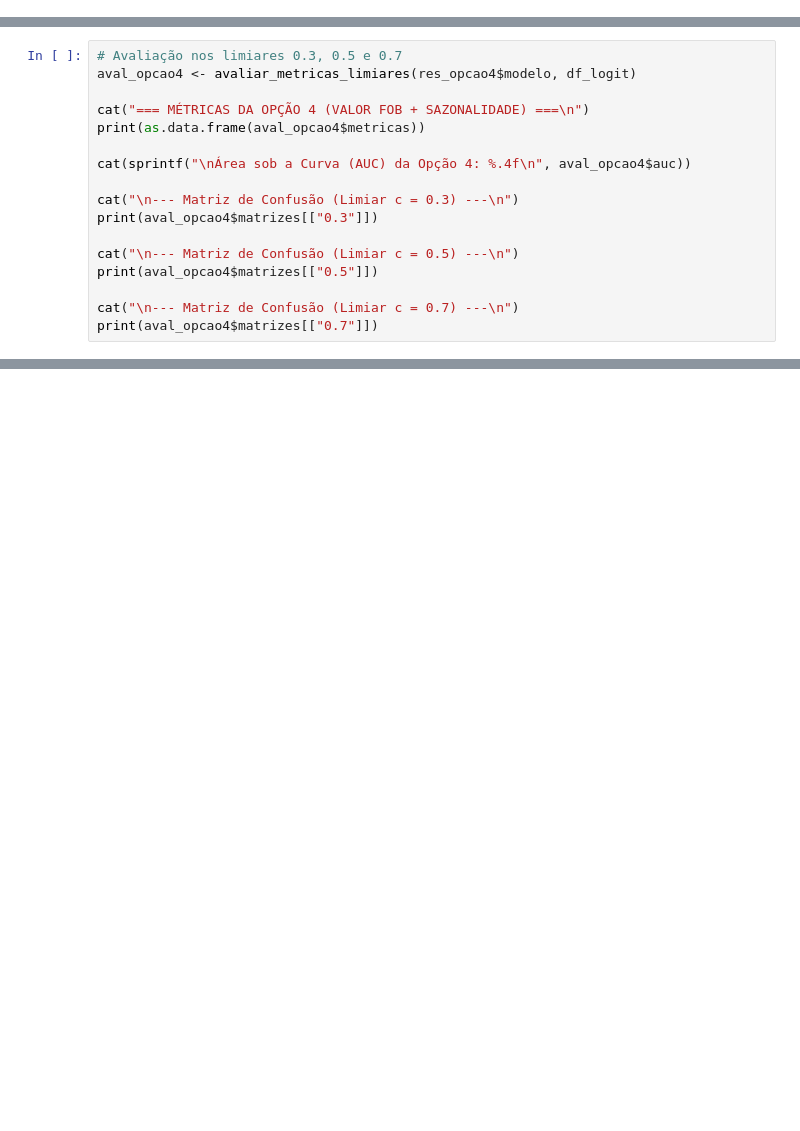
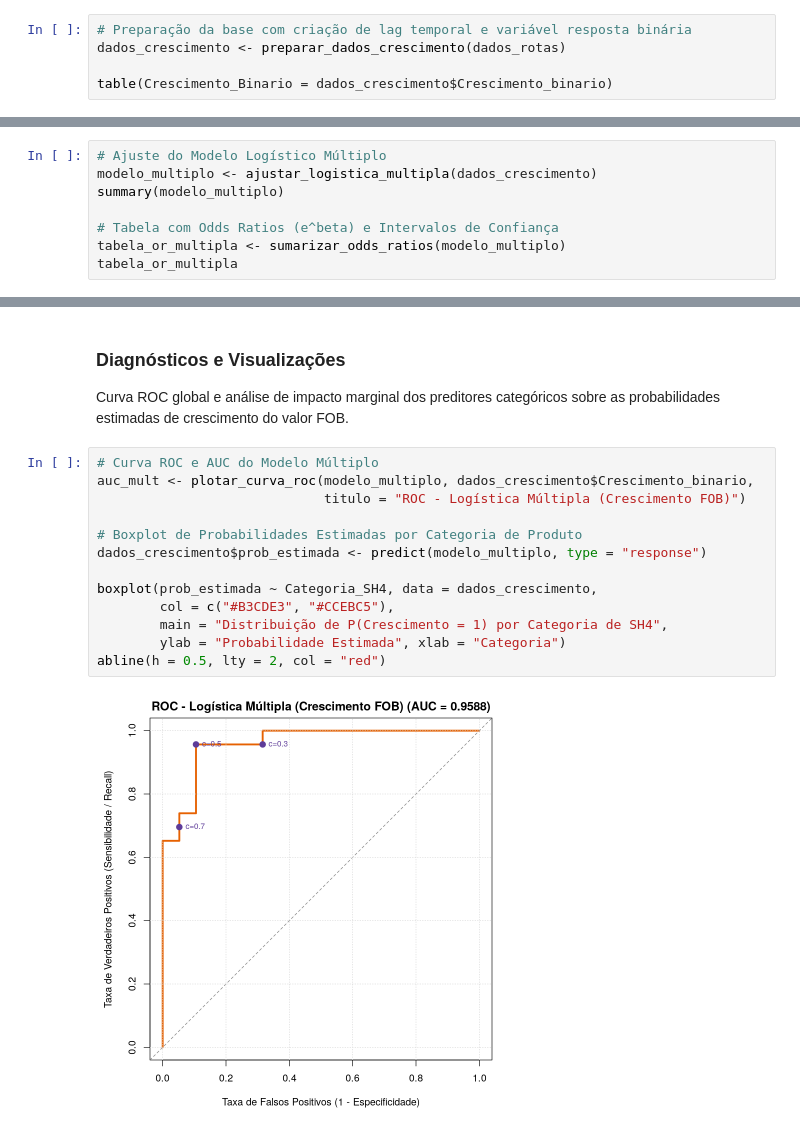
Before and after one commit to flaalevia15-gif/comex-aprendizado-estatistico_R, a Jupyter notebook: notebooks/05_regressao_logistica.ipynb, the cells around one changed output, grey strips where cells are left out. Cells and saved outputs as stored; diff of their text form; blank space fills up the shorter version.

```diff
--- a/notebooks/05_regressao_logistica.ipynb
+++ b/notebooks/05_regressao_logistica.ipynb
@@ -172,0 +172,5 @@ $$\ln\left(\frac{P(Y = 1)}{1 - P(Y = 1)}\right) = \beta_0 + \beta_1 \cdot \text{
+# %%
+# Preparação da base com criação de lag temporal e variável resposta binária
+dados_crescimento <- preparar_dados_crescimento(dados_rotas)
+
+table(Crescimento_Binario = dados_crescimento$Crescimento_binario)
@@ -206,18 +198,9 @@ mes_fatorSetembro  -0.24103010 0.55520775 -0.43412596 6.641970e-01
 # %%
-# Avaliação nos limiares 0.3, 0.5 e 0.7
-aval_opcao4 <- avaliar_metricas_limiares(res_opcao4$modelo, df_logit)
+# Ajuste do Modelo Logístico Múltiplo
+modelo_multiplo <- ajustar_logistica_multipla(dados_crescimento)
+summary(modelo_multiplo)
 
-cat("=== MÉTRICAS DA OPÇÃO 4 (VALOR FOB + SAZONALIDADE) ===\n")
-print(as.data.frame(aval_opcao4$metricas))
-
-cat(sprintf("\nÁrea sob a Curva (AUC) da Opção 4: %.4f\n", aval_opcao4$auc))
-
-cat("\n--- Matriz de Confusão (Limiar c = 0.3) ---\n")
-print(aval_opcao4$matrizes[["0.3"]])
-
-cat("\n--- Matriz de Confusão (Limiar c = 0.5) ---\n")
-print(aval_opcao4$matrizes[["0.5"]])
-
-cat("\n--- Matriz de Confusão (Limiar c = 0.7) ---\n")
-print(aval_opcao4$matrizes[["0.7"]])
+# Tabela com Odds Ratios (e^beta) e Intervalos de Confiança
+tabela_or_multipla <- sumarizar_odds_ratios(modelo_multiplo)
+tabela_or_multipla
 # %% [output]
@@ -264,0 +272,18 @@ legend("bottomright", legend = c("Curva ROC", "Diagonal Aleatória", "Limiares (
+# %% [markdown]
+### Diagnósticos e Visualizações
+Curva ROC global e análise de impacto marginal dos preditores categóricos sobre as probabilidades estimadas de crescimento do valor FOB.
+# %%
+# Curva ROC e AUC do Modelo Múltiplo
+auc_mult <- plotar_curva_roc(modelo_multiplo, dados_crescimento$Crescimento_binario,
+                             titulo = "ROC - Logística Múltipla (Crescimento FOB)")
+
+# Boxplot de Probabilidades Estimadas por Categoria de Produto
+dados_crescimento$prob_estimada <- predict(modelo_multiplo, type = "response")
+
+boxplot(prob_estimada ~ Categoria_SH4, data = dados_crescimento,
+        col = c("#B3CDE3", "#CCEBC5"),
+        main = "Distribuição de P(Crescimento = 1) por Categoria de SH4",
+        ylab = "Probabilidade Estimada", xlab = "Categoria")
+abline(h = 0.5, lty = 2, col = "red")
+# %% [output]
+[figure, added]
```
Also changed, not shown: parts of 20 cells of this notebook, 1 other file.
